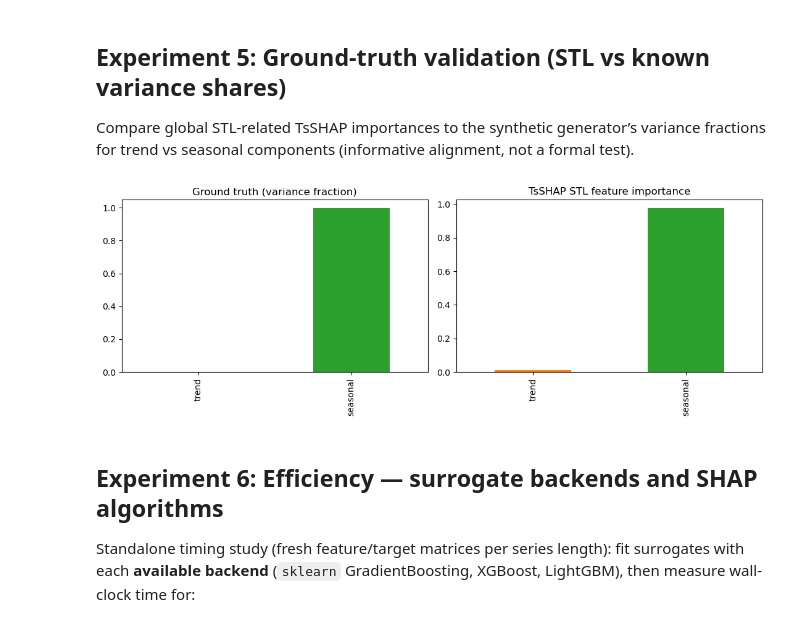
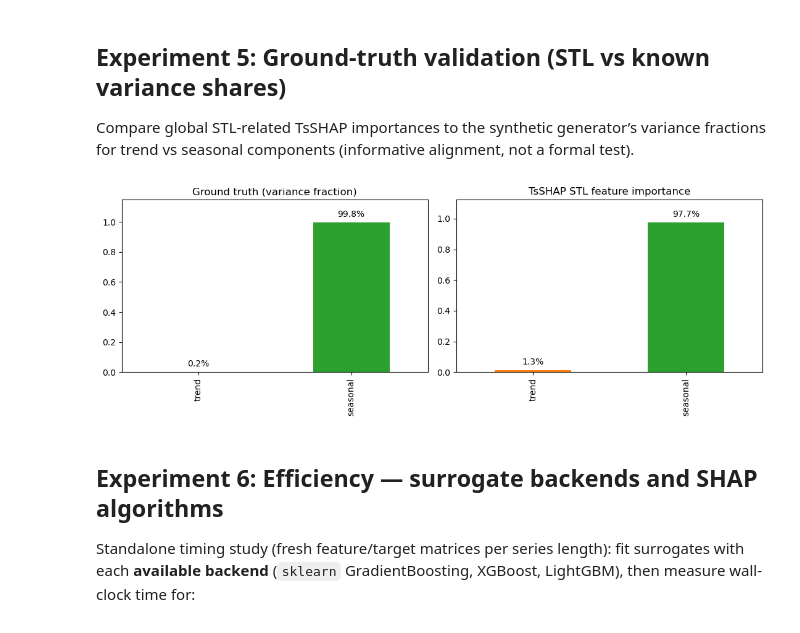
Before and after one commit to ElizaKnapp/tsshap, a Jupyter notebook: notebooks/02_synthetic_evaluation.ipynb, the cells around one changed output. Saved outputs shown, nothing was run; the diff lists cells and outputs as text; code cells hidden in the pictures.

```diff
--- a/notebooks/02_synthetic_evaluation.ipynb
+++ b/notebooks/02_synthetic_evaluation.ipynb
@@ -226,27 +226,46 @@ Compare global STL-related TsSHAP importances to the synthetic generator’s var
 # %%
 import matplotlib.pyplot as plt
 
 gt_fractions = synth.component_fractions()
 
 # Extract STL importances
 stl_imp = result_global.feature_importance[[
     c for c in result_global.feature_names if c.startswith('stl_')
 ]].abs()
 
 stl_normed = stl_imp / stl_imp.sum()
 gt_normed = {k: v for k, v in gt_fractions.items() if k in ['trend', 'seasonal']}
 gt_total = sum(gt_normed.values())
 gt_normed = {k: v / gt_total for k, v in gt_normed.items()}
 
 fig, axes = plt.subplots(1, 2, figsize=(11, 4))
-pd.Series(gt_normed).plot.bar(ax=axes[0], color=['C1', 'C2'], title='Ground truth (variance fraction)')
-stl_normed[['stl_trend', 'stl_seasonal']].rename({'stl_trend': 'trend', 'stl_seasonal': 'seasonal'}).plot.bar(
+gt_bars = pd.Series(gt_normed).plot.bar(
+    ax=axes[0], color=['C1', 'C2'], title='Ground truth (variance fraction)'
+)
+stl_bars = stl_normed[['stl_trend', 'stl_seasonal']].rename(
+    {'stl_trend': 'trend', 'stl_seasonal': 'seasonal'}
+).plot.bar(
     ax=axes[1], color=['C1', 'C2'], title='TsSHAP STL feature importance'
 )
+
+for ax in [gt_bars, stl_bars]:
+    for p in ax.patches:
+        h = p.get_height()
+        ax.annotate(
+            f'{h:.1%}',
+            (p.get_x() + p.get_width() / 2, h),
+            ha='center',
+            va='bottom',
+            xytext=(0, 4),
+            textcoords='offset points',
+            fontsize=10,
+        )
+    ax.set_ylim(top=max([patch.get_height() for patch in ax.patches]) * 1.15)
+
 plt.tight_layout()
 plt.show()
 # %% [output]
-[figure, old version]
+[figure, new version]
 # %% [markdown]
 ## Experiment 6: Efficiency — surrogate backends and SHAP algorithms
 
```
Also changed, not shown: parts of 2 cells of this notebook, 18 other files.
